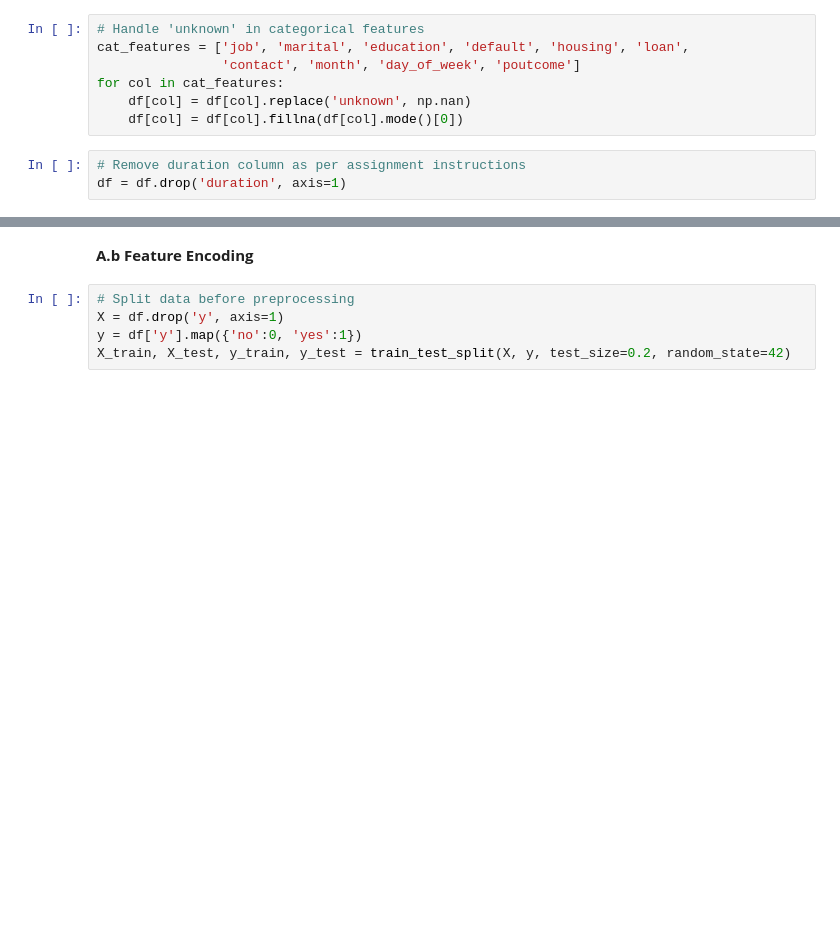
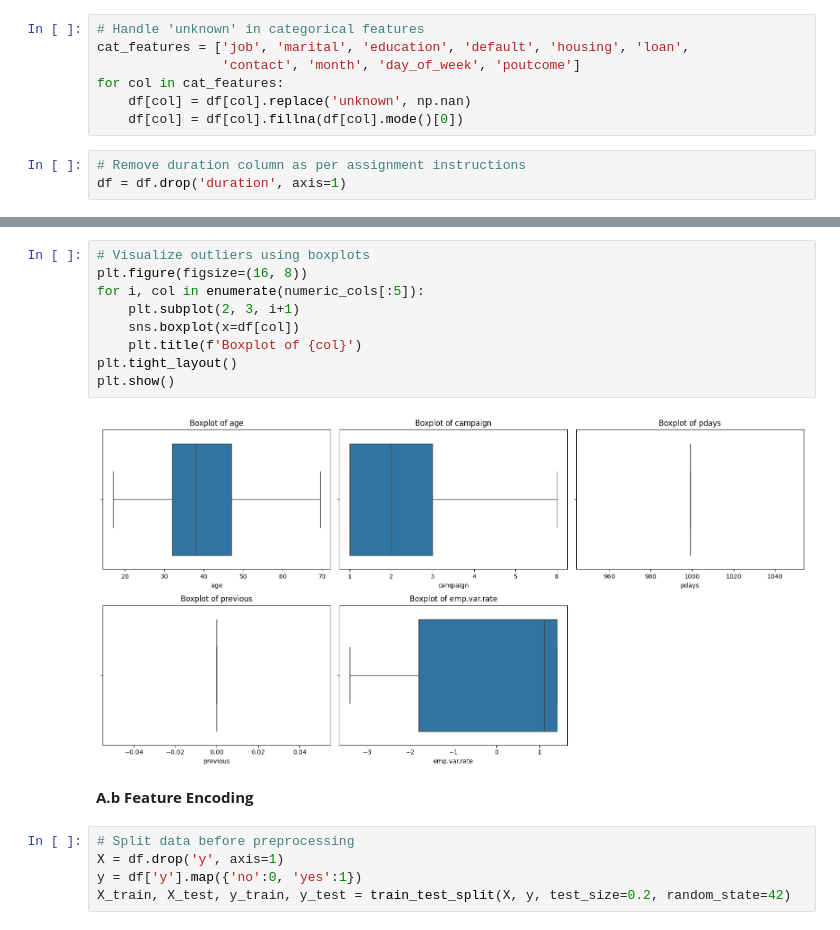
Before and after one commit to NimnaKs/NimnaKs-ITS-2130ITS-2140-Assignmen, a Jupyter notebook: Bank_Marketing_Perdiction02.ipynb, the cells around one changed output, grey strips where cells are left out. Cells and saved outputs as stored; diff of their text form; blank space fills up the shorter version.

```diff
--- a/Bank_Marketing_Perdiction02.ipynb
+++ b/Bank_Marketing_Perdiction02.ipynb
@@ -40,3 +69,14 @@ df = df.drop('duration', axis=1)
+# %%
+# Visualize outliers using boxplots
+plt.figure(figsize=(16, 8))
+for i, col in enumerate(numeric_cols[:5]):
+    plt.subplot(2, 3, i+1)
+    sns.boxplot(x=df[col])
+    plt.title(f'Boxplot of {col}')
+plt.tight_layout()
+plt.show()
+# %% [output]
+[figure, added]
 # %% [markdown]
 **A.b Feature Encoding**
 # %%
```
Also changed, not shown: parts of 9 cells of this notebook, 2 other files.
